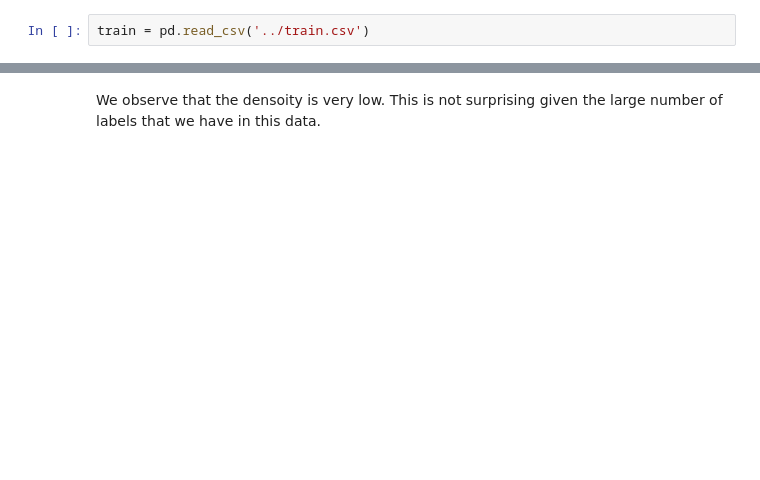
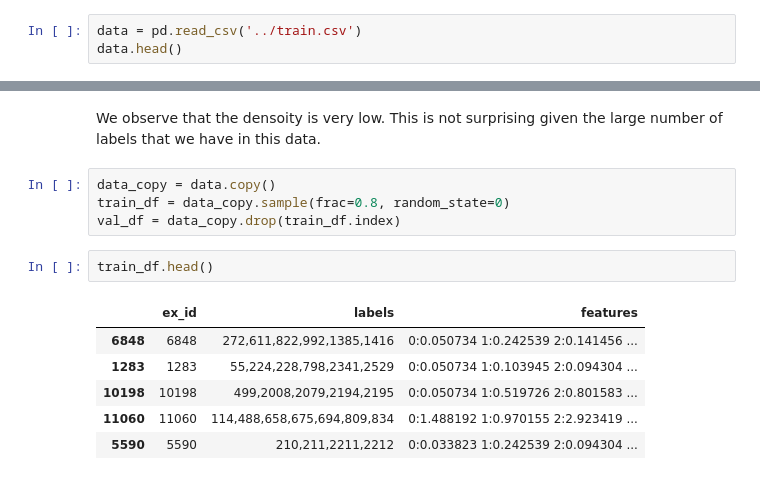
Before and after one commit to Khasijamieson/ML-1003-Project, a Jupyter notebook: parsing_nb.ipynb, the cells around one changed output, grey strips where cells are left out. Cells and saved outputs as stored; diff of their text form; blank space fills up the shorter version.

```diff
--- a/parsing_nb.ipynb
+++ b/parsing_nb.ipynb
@@ -5,2 +14,3 @@ import re
 # %%
-train = pd.read_csv('../train.csv')
+data = pd.read_csv('../train.csv')
+data.head()
@@ -169,2 +70,15 @@ Label Density:  0.0013310345037659782
 # %% [markdown]
 We observe that the densoity is very low. This is not surprising given the large number of labels that we have in this data.
+# %%
+data_copy = data.copy()
+train_df = data_copy.sample(frac=0.8, random_state=0)
+val_df = data_copy.drop(train_df.index)
+# %%
+train_df.head()
+# %% [output]
+|  | ex_id | labels | features |
+| 6848 | 6848 | 272,611,822,992,1385,1416 | 0:0.050734 1:0.242539 2:0.141456 ... |
+| 1283 | 1283 | 55,224,228,798,2341,2529 | 0:0.050734 1:0.103945 2:0.094304 ... |
+| 10198 | 10198 | 499,2008,2079,2194,2195 | 0:0.050734 1:0.519726 2:0.801583 ... |
+| 11060 | 11060 | 114,488,658,675,694,809,834 | 0:1.488192 1:0.970155 2:2.923419 ... |
+| 5590 | 5590 | 210,211,2211,2212 | 0:0.033823 1:0.242539 2:0.094304 ... |
```
Also changed, not shown: parts of 36 cells of this notebook.
